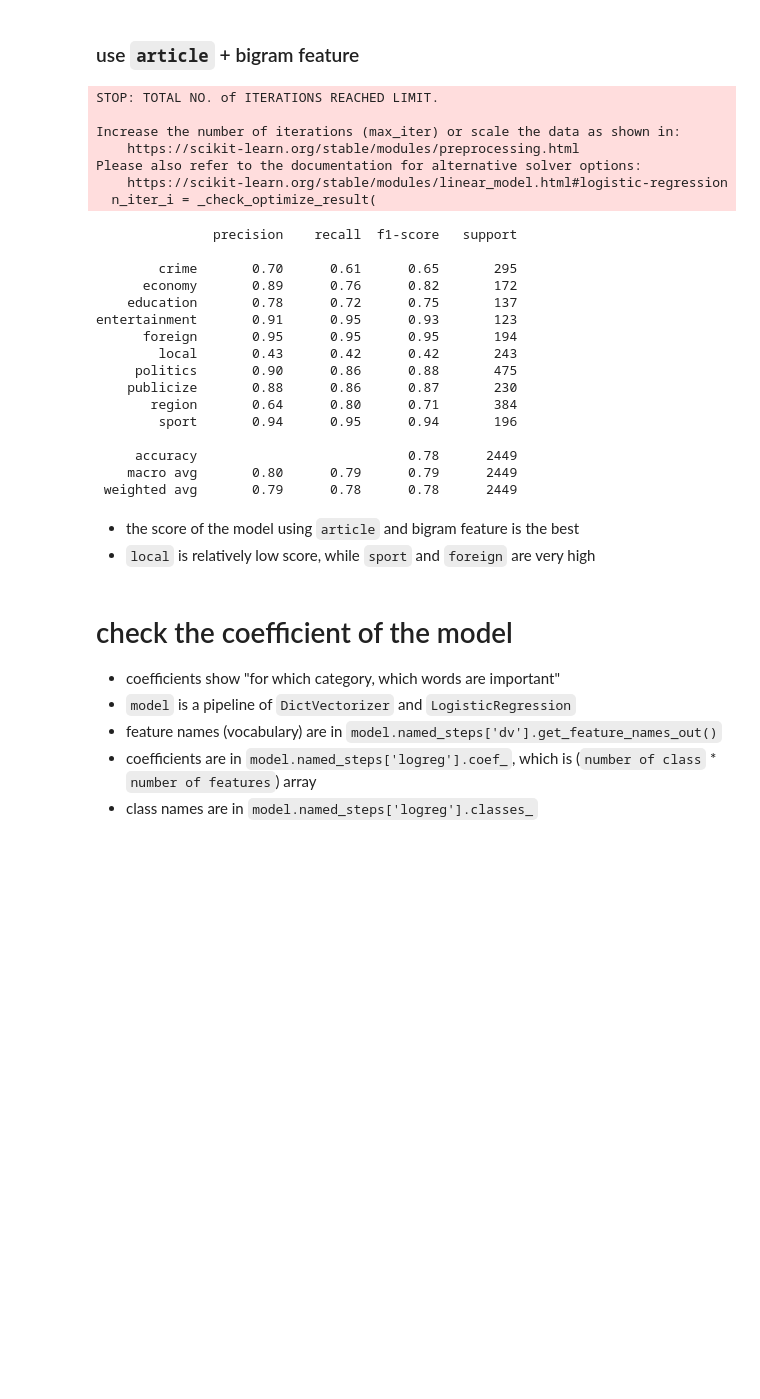
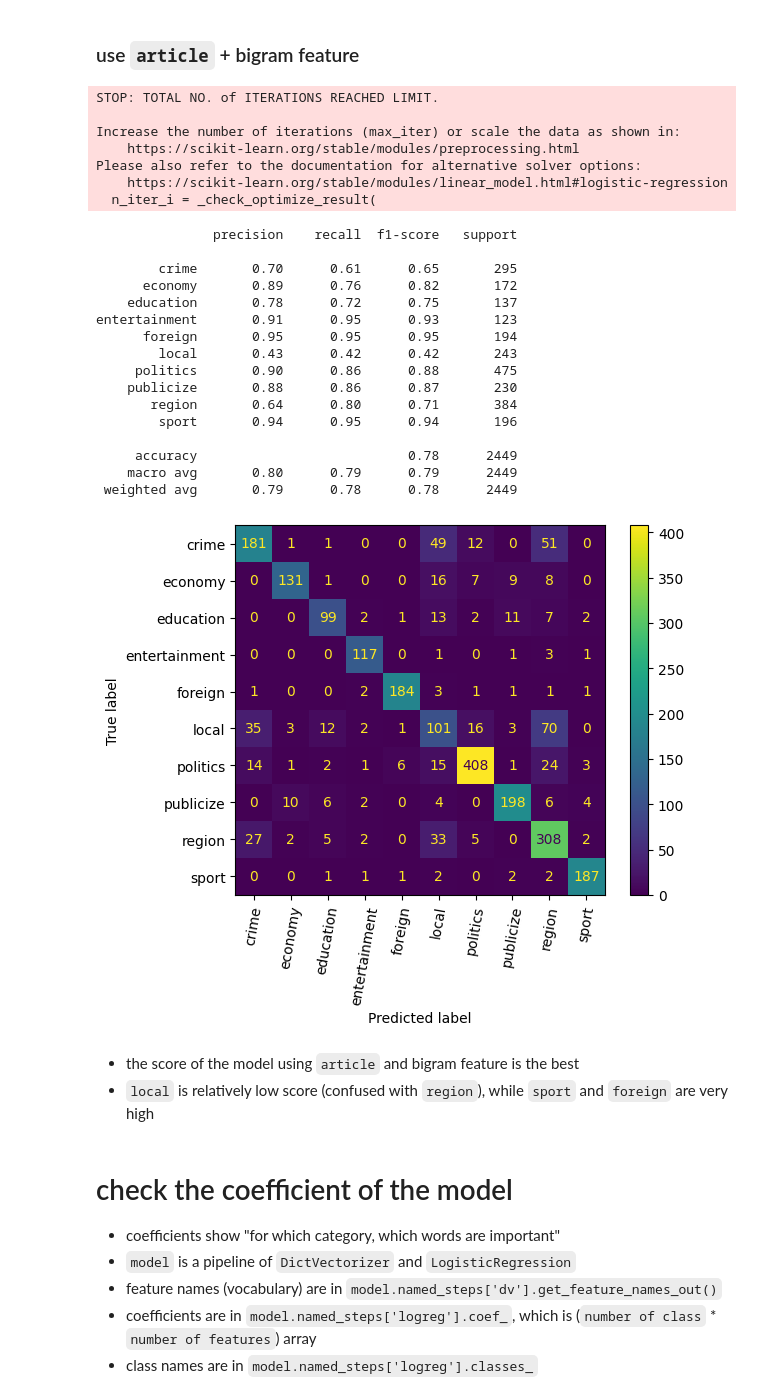
Before and after one commit to nozomiyamada/DSI2, a Jupyter notebook: thai_nlp_examples/text_classification_LogReg.ipynb, the cells around one changed output. Cells and saved outputs as stored; diff of their text form; code cells hidden in the pictures; blank space fills up the shorter version.

```diff
--- a/thai_nlp_examples/text_classification_LogReg.ipynb
+++ b/thai_nlp_examples/text_classification_LogReg.ipynb
@@ -131,10 +131,11 @@ def featurize_bigram(tokens:list):
 # %% [markdown]
 ### all-in-one function
 # %%
+from dis import dis
 from matplotlib.pyplot import cla
 
 
-def train_predict(X_column_name, featurize_function_name, return_model=False):
+def train_predict(X_column_name, featurize_function_name, show_confusion_matrix=False, return_model=False):
     ## make X : featurize each record as dictionary
     X_train = train[X_column_name].apply(featurize_function_name)
     X_test = test[X_column_name].apply(featurize_function_name)
@@ -149,9 +150,19 @@ def train_predict(X_column_name, featurize_function_name, return_model=False):
         ('logreg', LogisticRegression(max_iter=200))
     ])
 
-    pipe.fit(X_train, y_train)
-    y_pred = pipe.predict(X_test)
+    pipe.fit(X_train, y_train) # train
+    y_pred = pipe.predict(X_test) # predict
+    class_name = pipe.named_steps['logreg'].classes_ # name of labels
+
     print(classification_report(y_test, y_pred))
+
+    # print confusion matrix
+    if show_confusion_matrix:
+        cm = confusion_matrix(y_test, y_pred, labels=class_name)
+        disp = ConfusionMatrixDisplay(confusion_matrix=cm, display_labels=class_name)
+        disp.plot(xticks_rotation=80)
+
+    # return model
     if return_model:
         return pipe
 # %% [markdown]
@@ -243,34 +254,35 @@ entertainment       0.89      0.93      0.91       123
 # %% [markdown]
 ### use `article` + bigram feature
 # %%
-model = train_predict('article_tokens', featurize_bigram, return_model=True) ## return model to check coefficient
+model = train_predict('article_tokens', featurize_bigram, return_model=True, show_confusion_matrix=True) ## return model to check coefficient
 # %% [output]
 STOP: TOTAL NO. of ITERATIONS REACHED LIMIT.
 
 Increase the number of iterations (max_iter) or scale the data as shown in:
     https://scikit-learn.org/stable/modules/preprocessing.html
 Please also refer to the documentation for alternative solver options:
     https://scikit-learn.org/stable/modules/linear_model.html#logistic-regression
   n_iter_i = _check_optimize_result(
                precision    recall  f1-score   support
 
         crime       0.70      0.61      0.65       295
       economy       0.89      0.76      0.82       172
     education       0.78      0.72      0.75       137
 entertainment       0.91      0.95      0.93       123
       foreign       0.95      0.95      0.95       194
         local       0.43      0.42      0.42       243
      politics       0.90      0.86      0.88       475
     publicize       0.88      0.86      0.87       230
        region       0.64      0.80      0.71       384
         sport       0.94      0.95      0.94       196
 
      accuracy                           0.78      2449
     macro avg       0.80      0.79      0.79      2449
  weighted avg       0.79      0.78      0.78      2449
+[figure, added]
 # %% [markdown]
 - the score of the model using `article` and bigram feature is the best
-- `local` is relatively low score, while `sport` and `foreign` are very high
+- `local` is relatively low score (confused with `region`), while `sport` and `foreign` are very high
 # %% [markdown]
 # check the coefficient of the model
 - coefficients show "for which category, which words are important"
```
Also changed, not shown: parts of 2 cells of this notebook, 1 other file.
